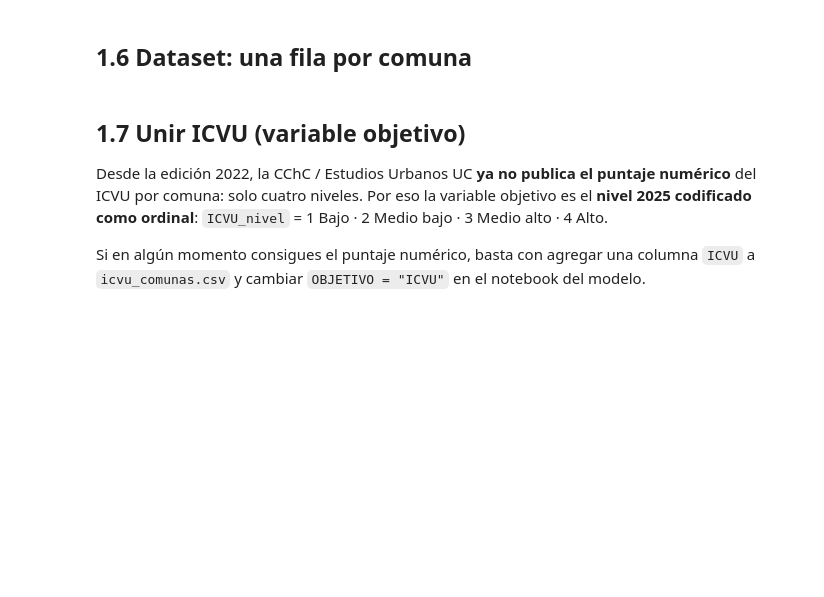
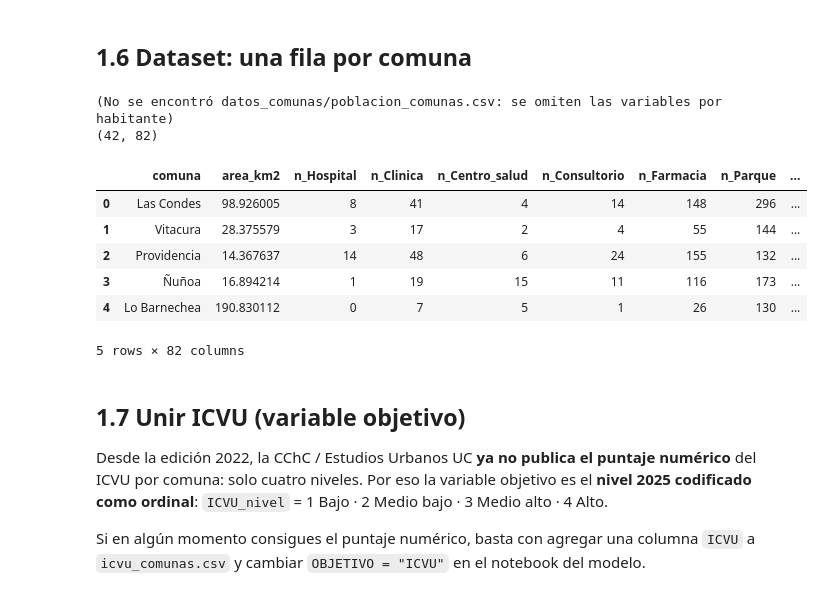
Before and after one commit to Allycathe/DS_Proyecto, a Jupyter notebook: proyecto.ipynb, the cells around one changed output. Cells and saved outputs as stored; diff of their text form; code cells hidden in the pictures; blank space fills up the shorter version.

```diff
--- a/proyecto.ipynb
+++ b/proyecto.ipynb
@@ -668,33 +843,50 @@ for _, t in todos_tipos:
 for cat, sub in categorias.items():
     dataset[f"dens_cat_{cat}"] = conteos[list(sub)].sum(axis=1) / area_ref
 
 # pct_area_<tipo>: % de la comuna cubierto (área recortada al límite)
 area_tipo = (features[features["tipo"].isin(TIPOS_AREA)]
              .groupby(["comuna", "tipo"])["area_m2"].sum().unstack(fill_value=0)
              .reindex(index=dataset.index, columns=TIPOS_AREA, fill_value=0))
 for t in TIPOS_AREA:
     dataset[f"pct_area_{t}"] = 100 * area_tipo[t] / (dataset["area_km2"] * 1e6)
 
 # Por 10.000 habitantes (si existe el archivo de población)
 if Path(ARCHIVO_POBLACION).exists():
     pob = pd.read_csv(ARCHIVO_POBLACION)
     pob["clave"] = pob["comuna"].map(slug)
     pob = pob.set_index("clave")["poblacion"]
     dataset["poblacion"] = dataset.index.map(lambda c: pob.get(slug(c), np.nan))
     dataset["hab_km2"] = dataset["poblacion"] / dataset["area_km2"]
     for _, t in todos_tipos:
         dataset[f"x10k_{t}"] = 1e4 * conteos[t] / dataset["poblacion"]
     for cat, sub in categorias.items():
         dataset[f"x10k_cat_{cat}"] = 1e4 * conteos[list(sub)].sum(axis=1) / dataset["poblacion"]
     faltan = dataset.index[dataset["poblacion"].isna()].tolist()
     if faltan:
+        # plantilla para completar con el Censo 2024 (INE); los nombres deben ser los de TABLA_ICVU
+        pd.DataFrame({"comuna": faltan, "poblacion": np.nan}).to_csv(Path(ARCHIVO_POBLACION).with_name("poblacion_faltante.csv"), index=False)
+        msg = (f"Sin población para {len(faltan)} comunas: {faltan}. Completar poblacion_faltante.csv, "
+               f"agregarlo a {ARCHIVO_POBLACION} y volver a ejecutar esta celda.")
+        if EXIGIR_POBLACION:
+            raise ValueError(msg)   # si no, el imputer del modelo rellenaría estas comunas con la mediana
+        print("[AVISO]", msg)
         print("Sin población para:", faltan)
 else:
     print(f"(No se encontró {ARCHIVO_POBLACION}: se omiten las variables por habitante)")
 
 dataset = dataset.reset_index()
 print(dataset.shape)
 dataset.head()
+# %% [output]
+(No se encontró datos_comunas/poblacion_comunas.csv: se omiten las variables por habitante)
+(42, 82)
+|  | comuna | area_km2 | n_Hospital | n_Clinica | n_Centro_salud | n_Consultorio | n_Farmacia | n_Parque | ... |
+| 0 | Las Condes | 98.926005 | 8 | 41 | 4 | 14 | 148 | 296 | ... |
+| 1 | Vitacura | 28.375579 | 3 | 17 | 2 | 4 | 55 | 144 | ... |
+| 2 | Providencia | 14.367637 | 14 | 48 | 6 | 24 | 155 | 132 | ... |
+| 3 | Ñuñoa | 16.894214 | 1 | 19 | 15 | 11 | 116 | 173 | ... |
+| 4 | Lo Barnechea | 190.830112 | 0 | 7 | 5 | 1 | 26 | 130 | ... |
+5 rows × 82 columns
 # %% [markdown]
 ## 1.7 Unir ICVU (variable objetivo)
 
```
Also changed, not shown: parts of 19 cells of this notebook, 11 other files.
